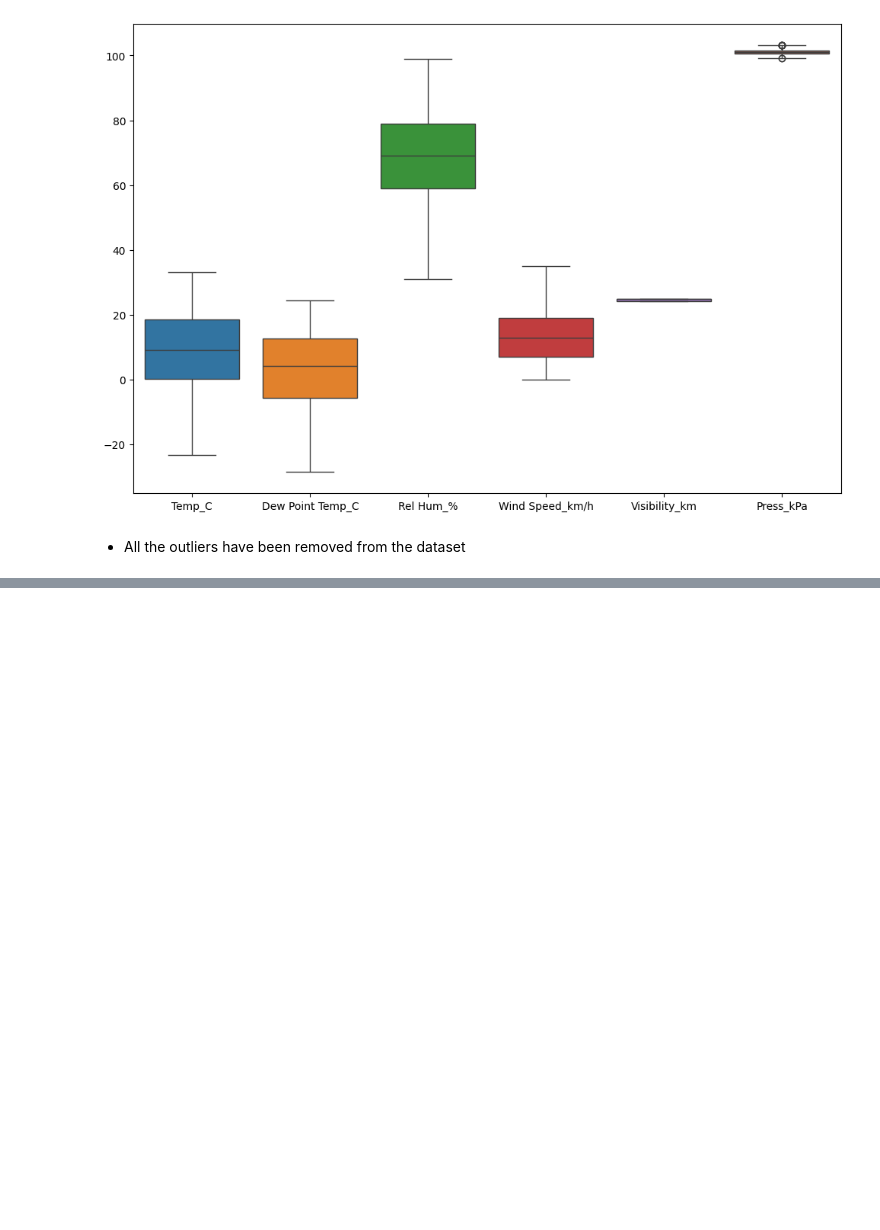
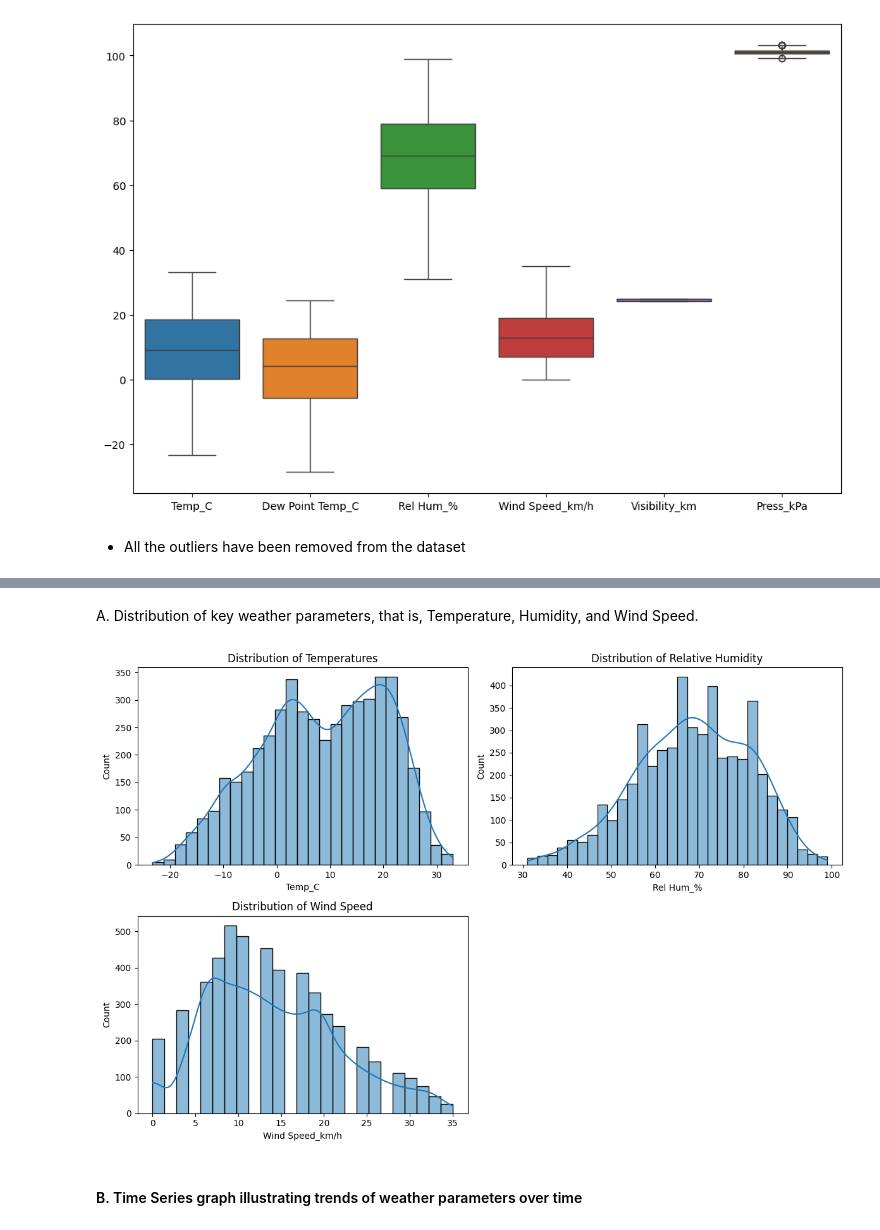
Before and after one commit to mut-rogers/lux_bootcamp, a Jupyter notebook: Week 2 Project/weather_week_2_assignment.ipynb, the cells around one changed output, grey strips where cells are left out. Cells and saved outputs as stored; diff of their text form; code cells hidden in the pictures; blank space fills up the shorter version.

Commit message:
visualizations

```diff
--- a/Week 2 Project/weather_week_2_assignment.ipynb
+++ b/Week 2 Project/weather_week_2_assignment.ipynb
@@ -192,0 +199,25 @@ sns.boxplot(data=cleaned_weather_df)
+# %% [markdown]
+A. Distribution of key weather parameters, that is, Temperature, Humidity, and Wind Speed.
+# %%
+fig, ax = plt.subplots(2,2, figsize=(12, 8))
+
+# Distribution of Temperatures
+sns.histplot(data=cleaned_weather_df, x="Temp_C", kde=True, ax=ax[0, 0])
+ax[0,0].set_title("Distribution of Temperatures")
+
+# Distribution of Humidity
+sns.histplot(data=cleaned_weather_df, x="Rel Hum_%", kde=True, ax=ax[0, 1])
+ax[0, 1].set_title("Distribution of Relative Humidity")
+
+# Distribution of Wind Speed
+sns.histplot(data=cleaned_weather_df, x="Wind Speed_km/h", kde=True, ax=ax[1, 0])
+ax[1, 0].set_title("Distribution of Wind Speed")
+
+# Remove unused grid
+ax[1, 1].set_visible(False)
+
+plt.tight_layout()
+# %% [output]
+[figure, added]
+# %% [markdown]
+#### B. Time Series graph illustrating trends of weather parameters over time
```
Also changed, not shown: parts of 7 cells of this notebook.
